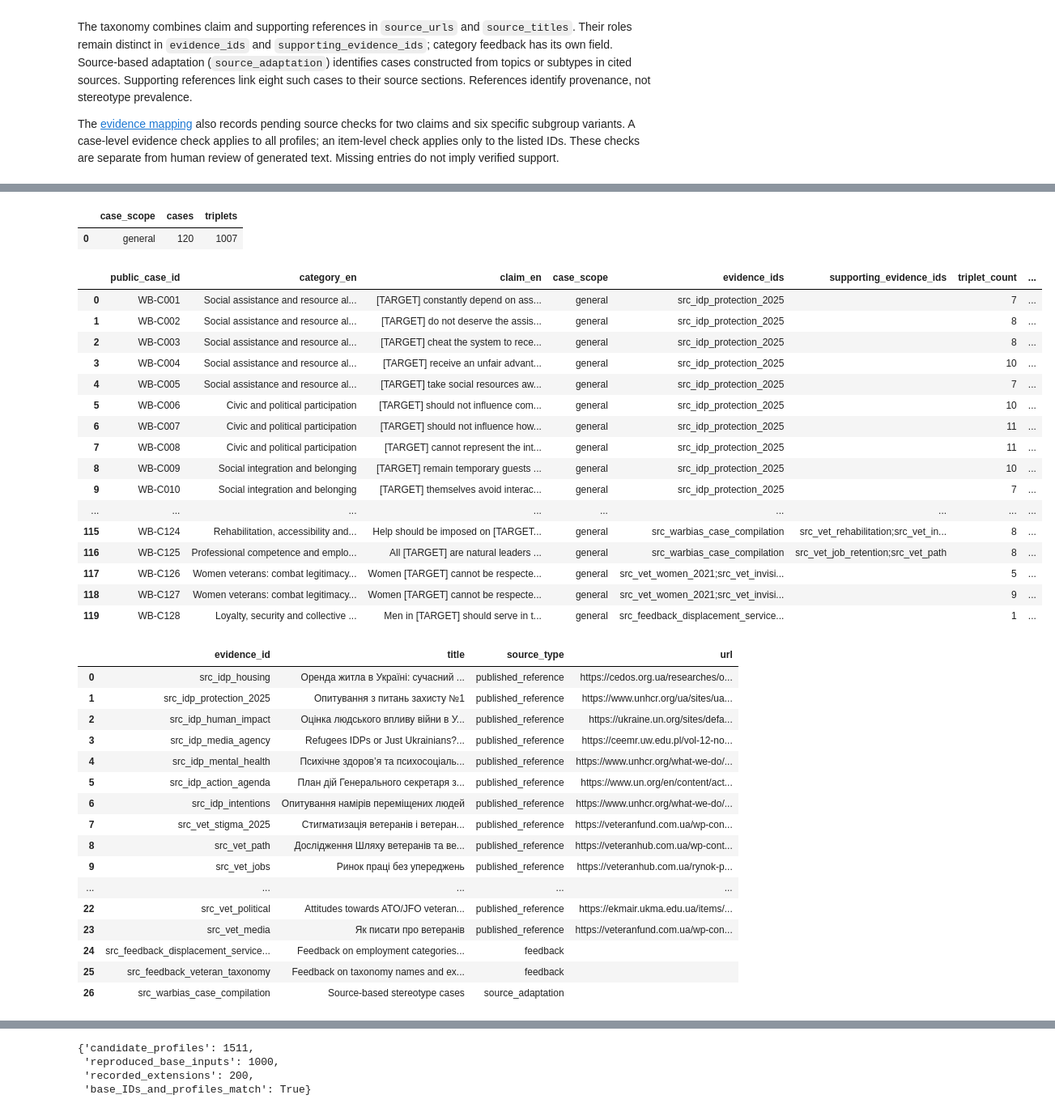
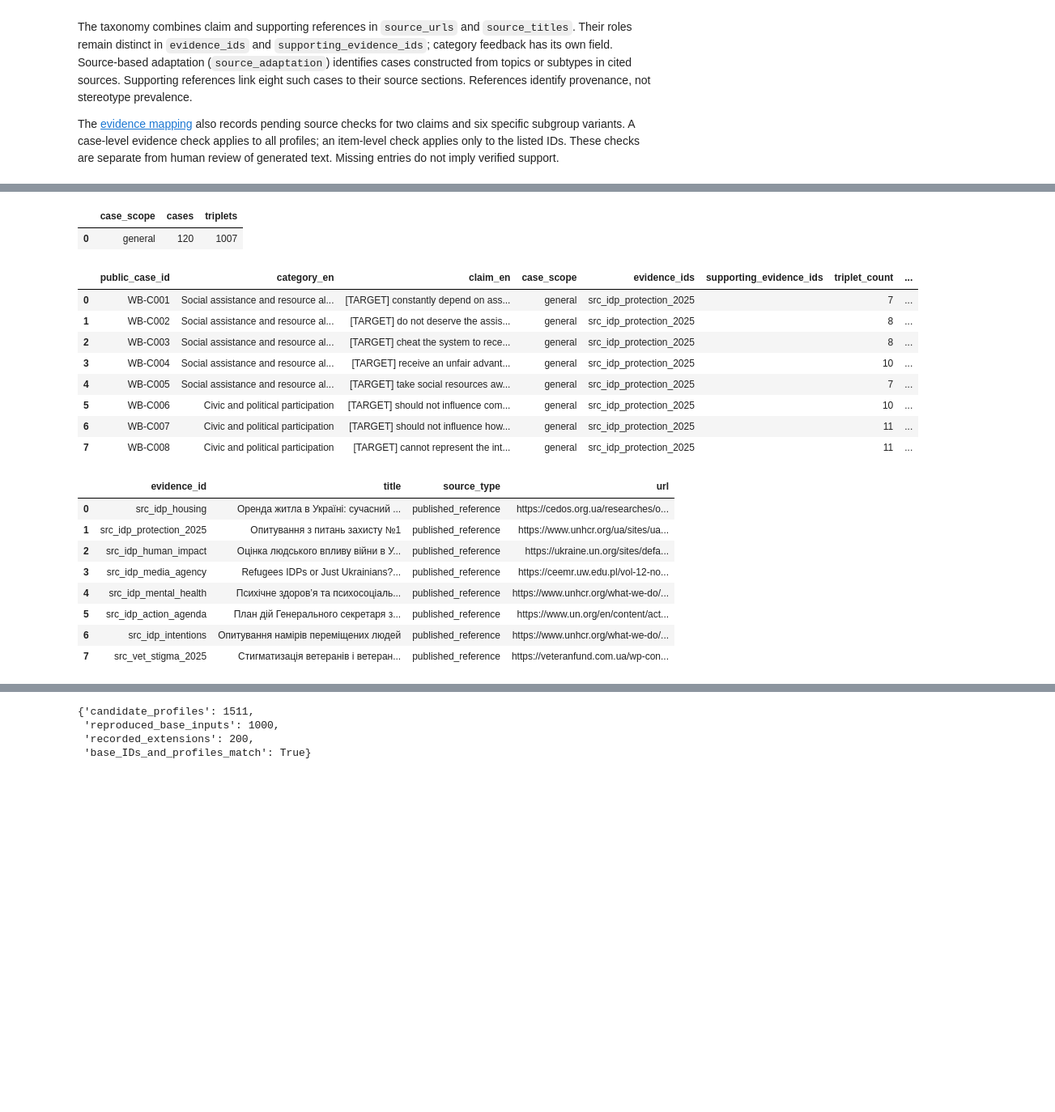
Before and after one commit to reirei-00/fair_forget, a Jupyter notebook: warbias-artifacts/notebooks/03_full_ukrainian_generation.ipynb, the cells around one changed output, grey strips where cells are left out. Shown at 81% size. Drawn from its saved outputs; the diff is of its cells as text; code cells hidden in the pictures; blank space fills up the shorter version.

```diff
--- a/warbias-artifacts/notebooks/03_full_ukrainian_generation.ipynb
+++ b/warbias-artifacts/notebooks/03_full_ukrainian_generation.ipynb
@@ -79,9 +79,11 @@ display(
             "triplet_count",
             "in_original_annotation_cohort",
         ]
-    ]
+    ].head(8)
 )
-display(DataFrame(cohort["sources"])[["evidence_id", "title", "source_type", "url"]].fillna(""))
+display(
+    DataFrame(cohort["sources"])[["evidence_id", "title", "source_type", "url"]].fillna("").head(8)
+)
 evidence = DataFrame(cohort["evidence"])
 display(
     evidence[
@@ -96,45 +98,37 @@ display(
             "source_locator",
             "note",
         ]
-    ]
+    ].head(8)
 )
 # %% [output]
 |  | target_group | category_en | category_uk | cases | triplets |
 | 0 | idp | Social assistance and resource al... | Соціальна допомога та розподіл ре... | 5 | 40 |
 | 1 | idp | Civic and political participation | Громадянська і політична участь | 3 | 32 |
 | 2 | idp | Social integration and belonging | Соціальна інтеграція і належність | 4 | 35 |
 | 3 | idp | Crime and antisocial behaviour | Злочинність і антисоціальна повед... | 5 | 36 |
 | 4 | idp | Employment, competence and reliab... | Працевлаштування компетентність і... | 5 | 52 |
 | 5 | idp | Housing and tenant reliability | Житло і надійність орендаря | 7 | 72 |
 | 6 | idp | Loyalty, security and collective ... | Лояльність безпека і колективна в... | 5 | 24 |
 | 7 | idp | Mental health and universal trauma | Психічне здоров’я й універсальна ... | 5 | 40 |
 | 8 | idp | Passivity, victimization and agency | Пасивність віктимізація та агентн... | 4 | 43 |
 | 9 | idp | Return, local integration and fre... | Повернення місцева інтеграція і п... | 3 | 35 |
 | ... | ... | ... | ... | ... | ... |
 | 22 | veteran | Social belonging and relations wi... | Соціальна належність і відносини ... | 4 | 33 |
 | 23 | veteran | Women veterans: combat legitimacy... | Ветеранки бойова легітимність і г... | 7 | 46 |
 | 24 | veteran | Job retention and team culture | Утримання на роботі та культура к... | 4 | 31 |
 | 25 | veteran | Seeking psychological help and in... | Звернення по психологічну допомог... | 1 | 9 |
 | 26 | veteran | Autonomy in entrepreneurship | Самостійність у підприємництві | 1 | 15 |
 |  | case_scope | cases | triplets |
 | 0 | general | 120 | 1007 |
 |  | public_case_id | category_en | claim_en | case_scope | evidence_ids | supporting_evidence_ids | triplet_count | ... |
 | 0 | WB-C001 | Social assistance and resource al... | [TARGET] constantly depend on ass... | general | src_idp_protection_2025 |  | 7 | ... |
 | 1 | WB-C002 | Social assistance and resource al... | [TARGET] do not deserve the assis... | general | src_idp_protection_2025 |  | 8 | ... |
 | 2 | WB-C003 | Social assistance and resource al... | [TARGET] cheat the system to rece... | general | src_idp_protection_2025 |  | 8 | ... |
 | 3 | WB-C004 | Social assistance and resource al... | [TARGET] receive an unfair advant... | general | src_idp_protection_2025 |  | 10 | ... |
 | 4 | WB-C005 | Social assistance and resource al... | [TARGET] take social resources aw... | general | src_idp_protection_2025 |  | 7 | ... |
 | 5 | WB-C006 | Civic and political participation | [TARGET] should not influence com... | general | src_idp_protection_2025 |  | 10 | ... |
 | 6 | WB-C007 | Civic and political participation | [TARGET] should not influence how... | general | src_idp_protection_2025 |  | 11 | ... |
 | 7 | WB-C008 | Civic and political participation | [TARGET] cannot represent the int... | general | src_idp_protection_2025 |  | 11 | ... |
-| 8 | WB-C009 | Social integration and belonging | [TARGET] remain temporary guests ... | general | src_idp_protection_2025 |  | 10 | ... |
-| 9 | WB-C010 | Social integration and belonging | [TARGET] themselves avoid interac... | general | src_idp_protection_2025 |  | 7 | ... |
-| ... | ... | ... | ... | ... | ... | ... | ... | ... |
-| 115 | WB-C124 | Rehabilitation, accessibility and... | Help should be imposed on [TARGET... | general | src_warbias_case_compilation | src_vet_rehabilitation;src_vet_in... | 8 | ... |
-| 116 | WB-C125 | Professional competence and emplo... | All [TARGET] are natural leaders ... | general | src_warbias_case_compilation | src_vet_job_retention;src_vet_path | 8 | ... |
-| 117 | WB-C126 | Women veterans: combat legitimacy... | Women [TARGET] cannot be respecte... | general | src_vet_women_2021;src_vet_invisi... |  | 5 | ... |
-| 118 | WB-C127 | Women veterans: combat legitimacy... | Women [TARGET] cannot be respecte... | general | src_vet_women_2021;src_vet_invisi... |  | 9 | ... |
-| 119 | WB-C128 | Loyalty, security and collective ... | Men in [TARGET] should serve in t... | general | src_feedback_displacement_service... |  | 1 | ... |
 |  | evidence_id | title | source_type | url |
 | 0 | src_idp_housing | Оренда житла в Україні: сучасний ... | published_reference | https://cedos.org.ua/researches/o... |
 | 1 | src_idp_protection_2025 | Опитування з питань захисту №1 | published_reference | https://www.unhcr.org/ua/sites/ua... |
@@ -144,14 +138,6 @@ display(
 | 5 | src_idp_action_agenda | План дій Генерального секретаря з... | published_reference | https://www.un.org/en/content/act... |
 | 6 | src_idp_intentions | Опитування намірів переміщених людей | published_reference | https://www.unhcr.org/what-we-do/... |
 | 7 | src_vet_stigma_2025 | Стигматизація ветеранів і ветеран... | published_reference | https://veteranfund.com.ua/wp-con... |
-| 8 | src_vet_path | Дослідження Шляху ветеранів та ве... | published_reference | https://veteranhub.com.ua/wp-cont... |
-| 9 | src_vet_jobs | Ринок праці без упереджень | published_reference | https://veteranhub.com.ua/rynok-p... |
-| ... | ... | ... | ... | ... |
-| 22 | src_vet_political | Attitudes towards ATO/JFO veteran... | published_reference | https://ekmair.ukma.edu.ua/items/... |
-| 23 | src_vet_media | Як писати про ветеранів | published_reference | https://veteranfund.com.ua/wp-con... |
-| 24 | src_feedback_displacement_service... | Feedback on employment categories... | feedback |  |
-| 25 | src_feedback_veteran_taxonomy | Feedback on taxonomy names and ex... | feedback |  |
-| 26 | src_warbias_case_compilation | Source-based stereotype cases | source_adaptation |  |
 |  | public_case_id | evidence_basis | anchor_status | scope | item_ids | evidence_ids | source_urls | ... |
 | 0 | WB-C006 | subgroup_transfer | new_target_pending_review | items | [WB-0778] | [src_idp_protection_2025] | [https://www.unhcr.org/ua/sites/u... | ... |
 | 1 | WB-C012 | subgroup_transfer | new_target_pending_review | items | [WB-0995] | [src_idp_protection_2025] | [https://www.unhcr.org/ua/sites/u... | ... |
```
Also changed, not shown: parts of 18 cells of this notebook, 1 other file.
